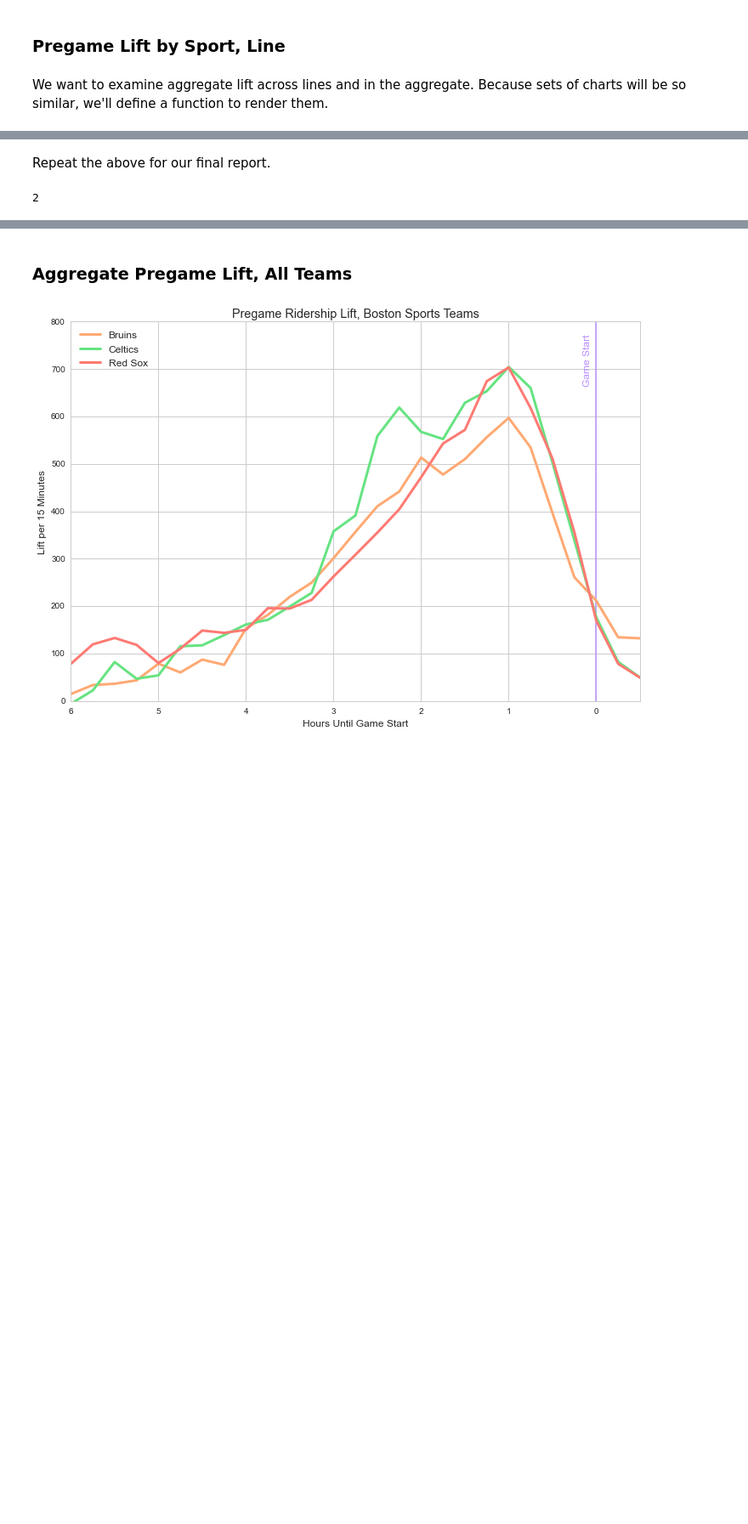
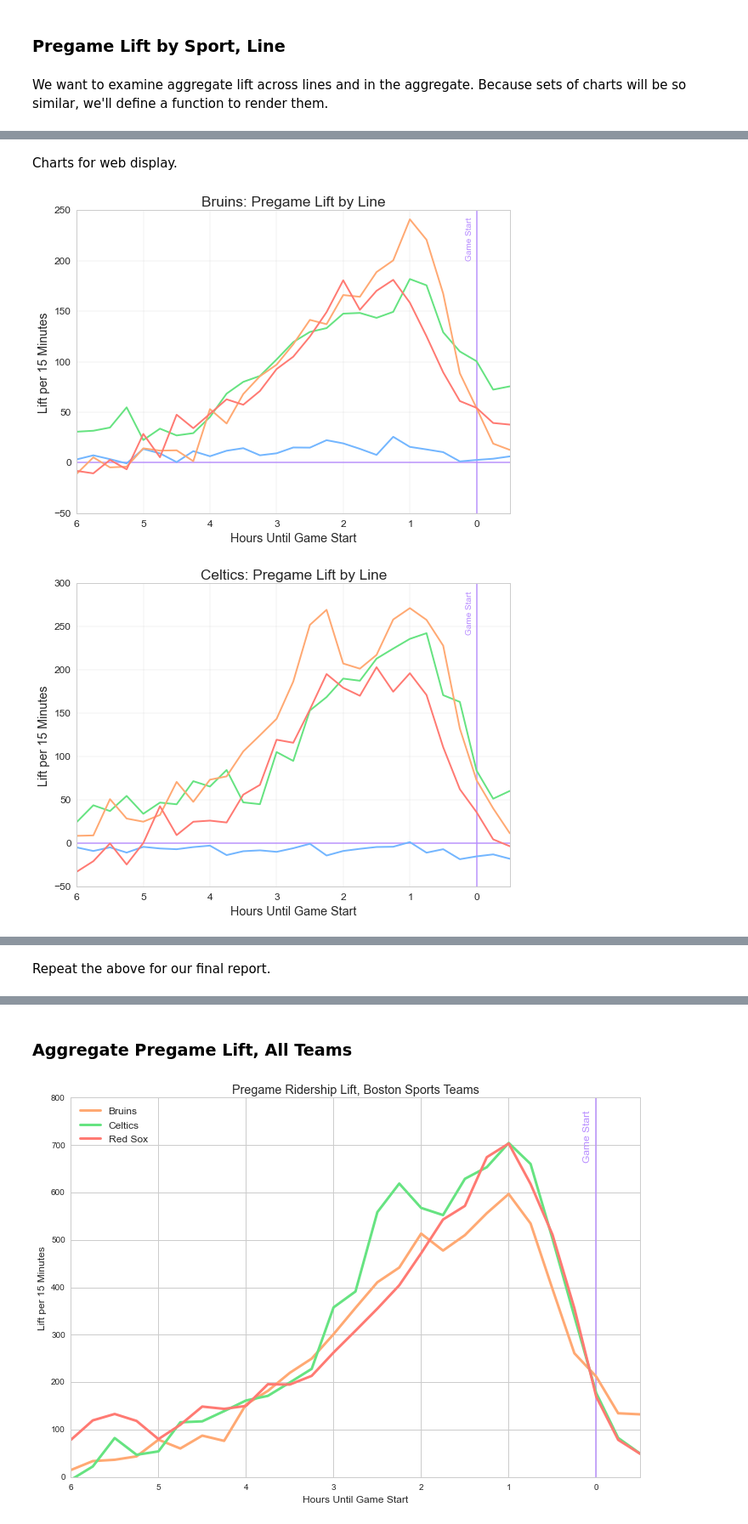
Before and after one commit to azampagl/harvard-capstone, a Jupyter notebook: src/sports/pregame.ipynb, the cells around one changed output, grey strips where cells are left out. Shown at 85% size. Cells and saved outputs as stored; diff of their text form; code cells hidden in the pictures; blank space fills up the shorter version.

```diff
--- a/src/sports/pregame.ipynb
+++ b/src/sports/pregame.ipynb
@@ -86,40 +86,48 @@ for t,d in pregame_stations.iteritems():
 We want to examine aggregate lift across lines and in the aggregate. Because sets of charts will be so similar, we'll define a function to render them.
 # %%
 # Charting function.
-def chart_pregame_lift (by_line=True):
+def chart_pregame_lift (chart_format=default_chart_format, by_line=True, show_legend=False):
     # Traverse teams.
     for team in teams:
         # Start plotting.
-        plt.figure(figsize=figsize[default_chart_format])
+        plt.figure(figsize=figsize[chart_format])
 
         # Traverse lines and plot.
         pregame_agg_team = pregame_agg_hours[team]
         if by_line:
             for c, line_name in zip(line_lift_cols, line_names):
-                plt.plot(pregame_agg_team.hours_until_game_start, pregame_agg_team[c], label=line_name, c=line_colors[line_name.lower()], lw=line_widths[default_chart_format])
+                plt.plot(pregame_agg_team.hours_until_game_start, pregame_agg_team[c], label=line_name, c=line_colors[line_name.lower()], lw=line_widths[chart_format])
         else:
-            plt.plot(pregame_agg_team.hours_until_game_start, pregame_agg_team.lift_entries, c=team_colors_pastel[team], lw=line_widths[default_chart_format])
+            plt.plot(pregame_agg_team.hours_until_game_start, pregame_agg_team.lift_entries, c=team_colors_pastel[team], lw=line_widths[chart_format])
 
         # Limits and axes.
         plt.xlim((pregame_agg_team.hours_until_game_start.min(), pregame_agg_team.hours_until_game_start.max()))
         plt.gca().invert_xaxis()
 
         # Grid.
-        plt.grid(**grid_settings[default_chart_format])
+        plt.grid(**grid_settings[chart_format])
 
         # Labels.
         title = 'Pregame Lift by Line' if by_line else 'Pregame Lift'
-        plt.title(team_names[team]+': '+title, fontsize=fontsize['title'][default_chart_format])
-        plt.xlabel('Hours Until Game Start', fontsize=fontsize['label'][default_chart_format])
-        plt.ylabel('Lift per 15 Minutes', fontsize=fontsize['label'][default_chart_format])
-        plt.xticks(fontsize=fontsize['ticks'][default_chart_format])
-        plt.yticks(fontsize=fontsize['ticks'][default_chart_format])
+        plt.title(team_names[team]+': '+title, fontsize=fontsize['title'][chart_format])
+        plt.xlabel('Hours Until Game Start', fontsize=fontsize['label'][chart_format])
+        plt.ylabel('Lift per 15 Minutes', fontsize=fontsize['label'][chart_format])
+        plt.xticks(fontsize=fontsize['ticks'][chart_format])
+        plt.yticks(fontsize=fontsize['ticks'][chart_format])
 
         # Annotations.
-        game_start_line(fontsize=fontsize['game_range'][default_chart_format], line_alpha=.7)
+        game_start_line(fontsize=fontsize['game_range'][chart_format], line_alpha=.7)
         if plt.ylim()[0] < 0:
             zero_horizontal_line(line_alpha=.7)
 
+        # Legend.
+        if show_legend:
+            plt.legend(loc=2, fontsize=fontsize['legend'][chart_format])
+            plt.legend(bbox_to_anchor=(0., 1.02, 1., .102), loc=3, ncol=4, mode="expand", borderaxespad=0., fontsize=fontsize['legend'][chart_format])
+
+        # Adjust padding.
+        plt.tight_layout()
+
         # Show.
         plt.show()
 # %%
@@ -136,0 +138,8 @@ chart_pregame_lift(False)
+# %% [markdown]
+Charts for web display.
+# %%
+# Chart by station.
+chart_pregame_lift(chart_format='web', by_line=True)
+# %% [output]
+[figure, added]
+[figure, added]
@@ -137,9 +147,5 @@ chart_pregame_lift(False)
 # %% [markdown]
 Repeat the above for our final report.
-# %%
-ax.rowNum
-# %% [output]
-2
 # %%
 # Set format.
 chart_format = 'report_inline'
```
Also changed, not shown: parts of 17 cells of this notebook, 3 other files.
